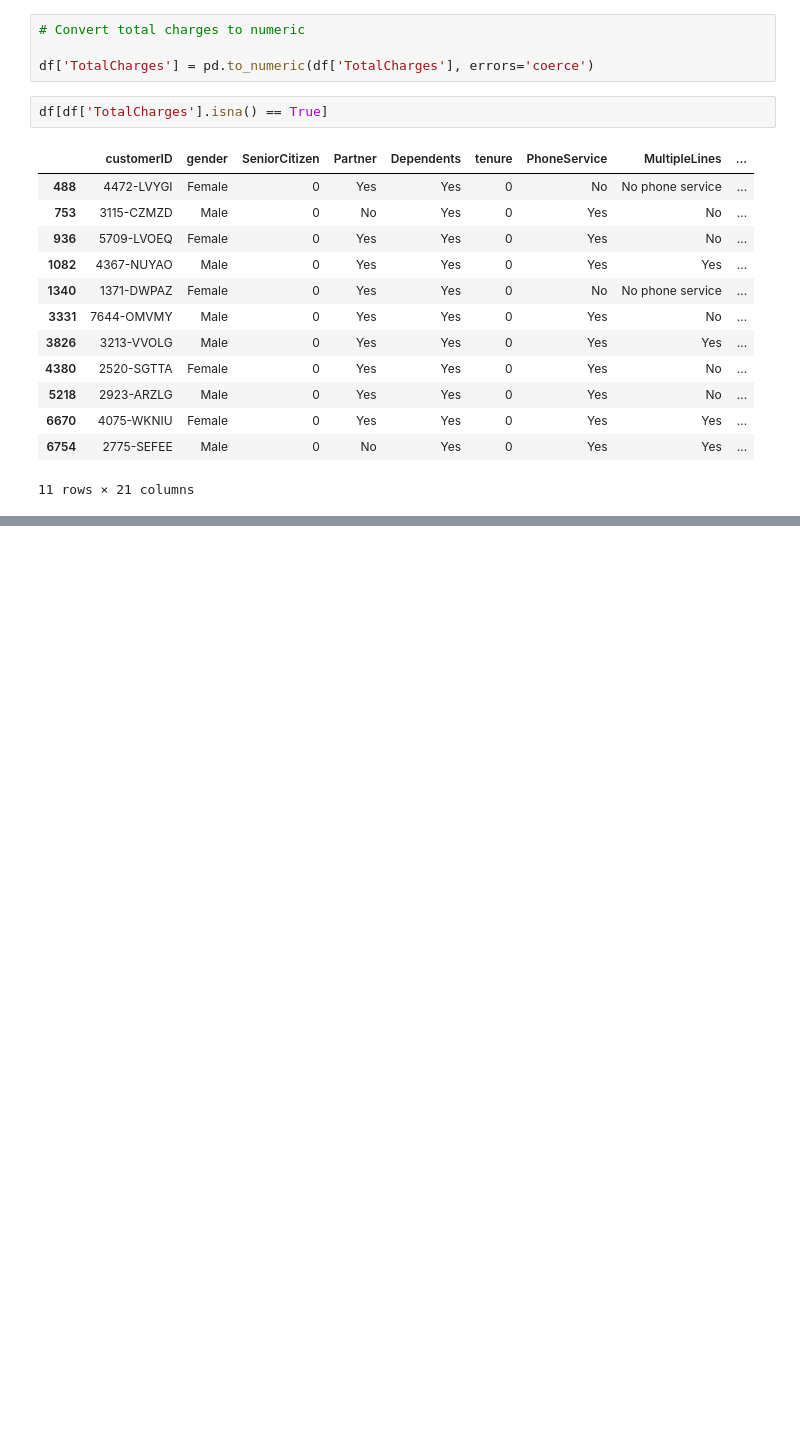
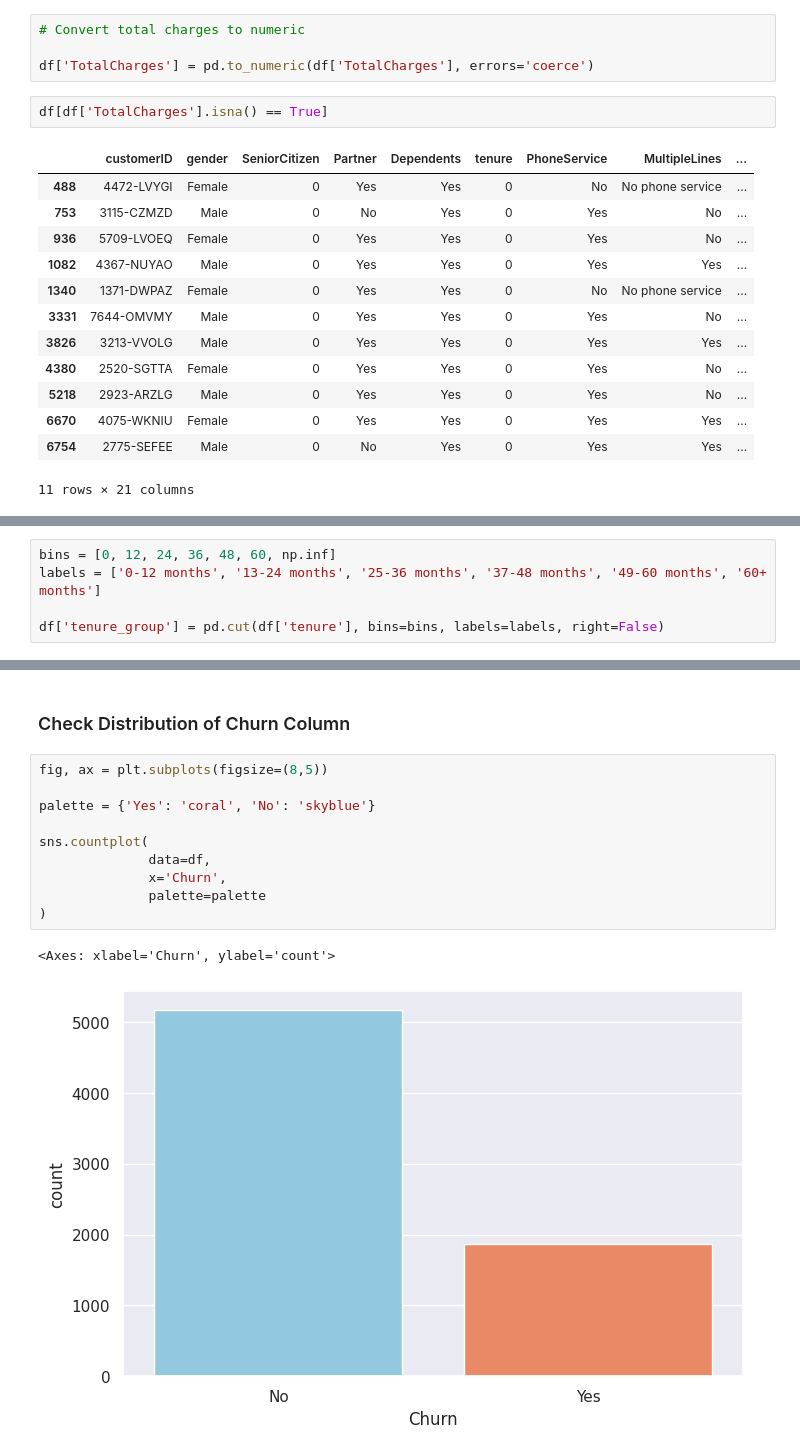
Before and after one commit to naphtron/Phase-3-Project, a Jupyter notebook: customer_churn.ipynb, the cells around one changed output, grey strips where cells are left out. Saved outputs shown, nothing was run; the diff lists cells and outputs as text; blank space fills up the shorter version.

```diff
--- a/customer_churn.ipynb
+++ b/customer_churn.ipynb
@@ -291,0 +321,5 @@ df[df['TotalCharges'].isna() == True]
+# %%
+bins = [0, 12, 24, 36, 48, 60, np.inf]
+labels = ['0-12 months', '13-24 months', '25-36 months', '37-48 months', '49-60 months', '60+ months']
+
+df['tenure_group'] = pd.cut(df['tenure'], bins=bins, labels=labels, right=False)
@@ -291,0 +336,15 @@ df[df['TotalCharges'].isna() == True]
+# %% [markdown]
+### Check Distribution of Churn Column
+# %%
+fig, ax = plt.subplots(figsize=(8,5))
+
+palette = {'Yes': 'coral', 'No': 'skyblue'}
+
+sns.countplot(
+              data=df,
+              x='Churn',
+              palette=palette
+)
+# %% [output]
+<Axes: xlabel='Churn', ylabel='count'>
+[figure, added]
```
Also changed, not shown: parts of 16 cells of this notebook.
